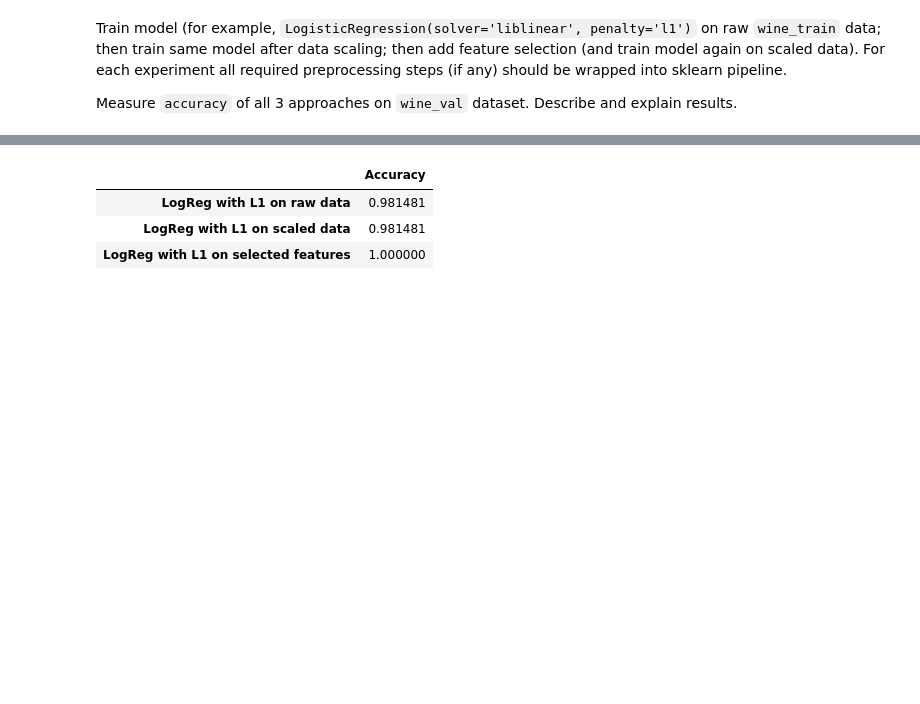
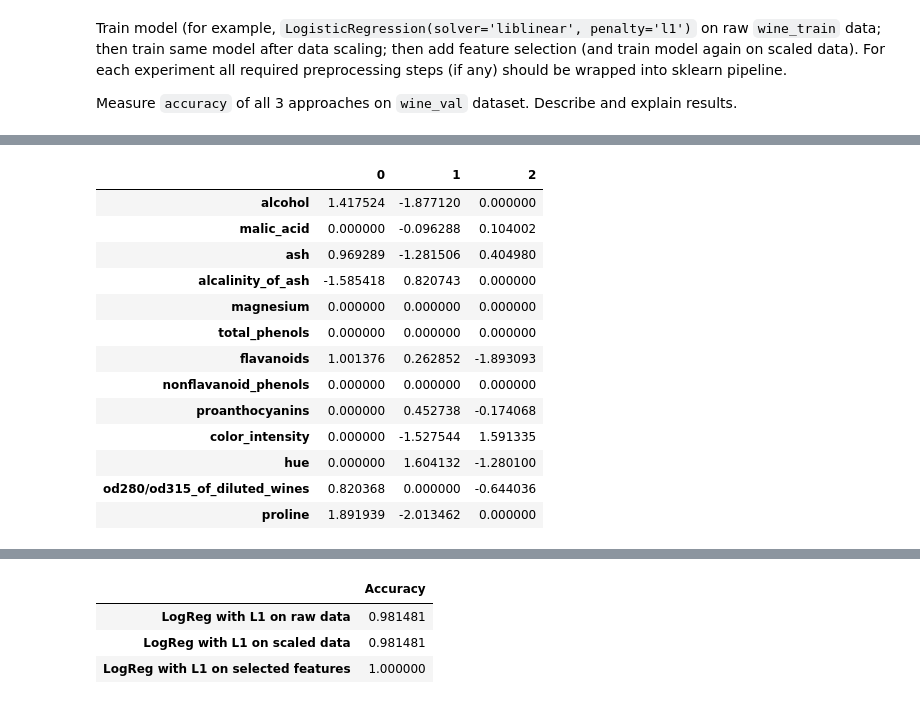
Before and after one commit to Bayramova/rs_school_assignments, a Jupyter notebook: feature_engineering.ipynb, the cells around one changed output, grey strips where cells are left out. Cells and saved outputs as stored; diff of their text form; code cells hidden in the pictures; blank space fills up the shorter version.

```diff
--- a/feature_engineering.ipynb
+++ b/feature_engineering.ipynb
@@ -235,6 +254,25 @@ lr_unscaled_acc = accuracy_score(y_true=wine_labels_val, y_pred=y_pred)
 # %%
 # scaled data
 logreg = make_model(scale=True)
 logreg.fit(wine_train, wine_labels_train)
+display(pd.DataFrame(
+    logreg.named_steps['logreg'].coef_.T,
+    index = wine_data.columns
+))
 y_pred = logreg.predict(wine_val)
 lr_scaled_acc = accuracy_score(y_true=wine_labels_val, y_pred=y_pred)
+# %% [output]
+|  | 0 | 1 | 2 |
+| alcohol | 1.417524 | -1.877120 | 0.000000 |
+| malic_acid | 0.000000 | -0.096288 | 0.104002 |
+| ash | 0.969289 | -1.281506 | 0.404980 |
+| alcalinity_of_ash | -1.585418 | 0.820743 | 0.000000 |
+| magnesium | 0.000000 | 0.000000 | 0.000000 |
+| total_phenols | 0.000000 | 0.000000 | 0.000000 |
+| flavanoids | 1.001376 | 0.262852 | -1.893093 |
+| nonflavanoid_phenols | 0.000000 | 0.000000 | 0.000000 |
+| proanthocyanins | 0.000000 | 0.452738 | -0.174068 |
+| color_intensity | 0.000000 | -1.527544 | 1.591335 |
+| hue | 0.000000 | 1.604132 | -1.280100 |
+| od280/od315_of_diluted_wines | 0.820368 | 0.000000 | -0.644036 |
+| proline | 1.891939 | -2.013462 | 0.000000 |
```
Also changed, not shown: parts of 16 cells of this notebook.
